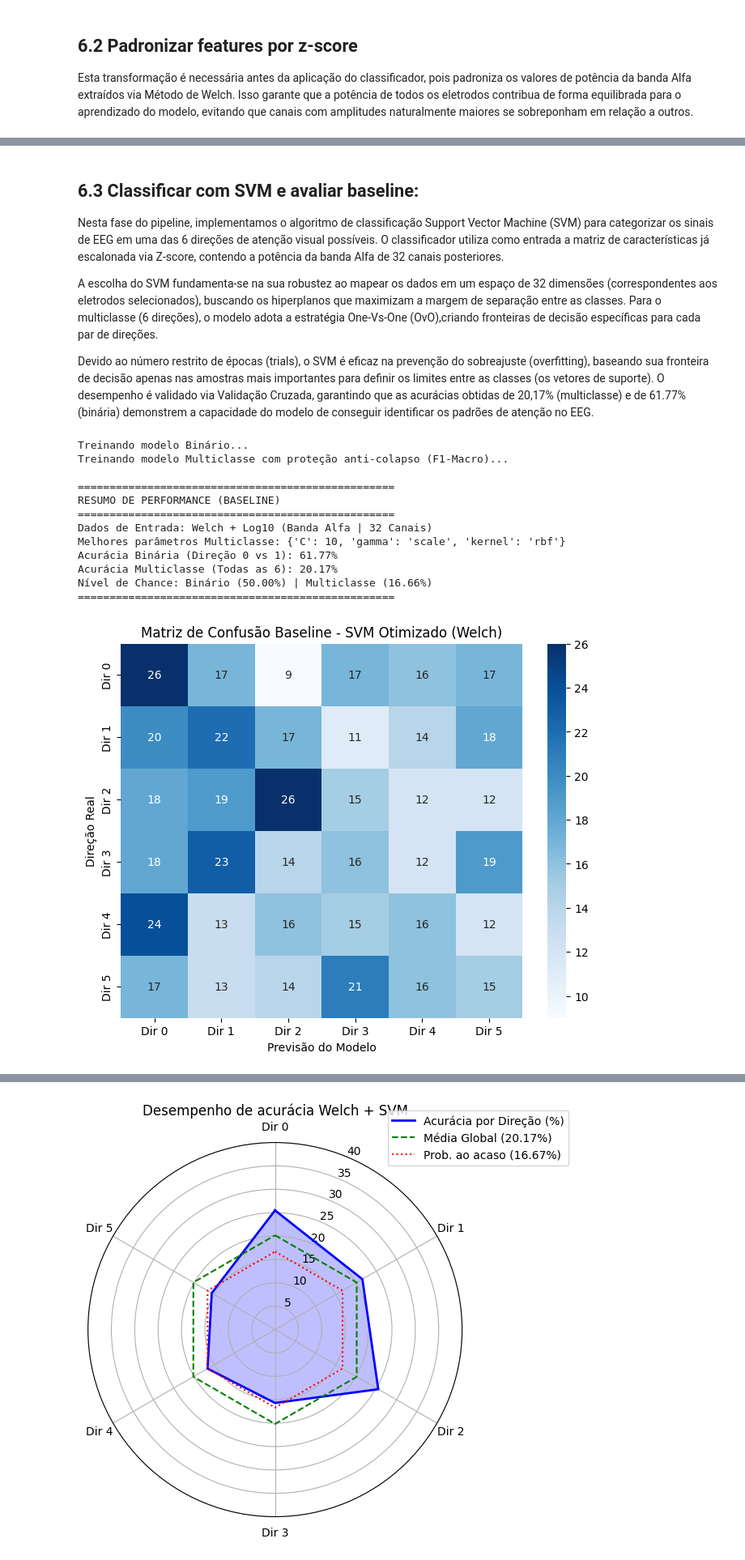
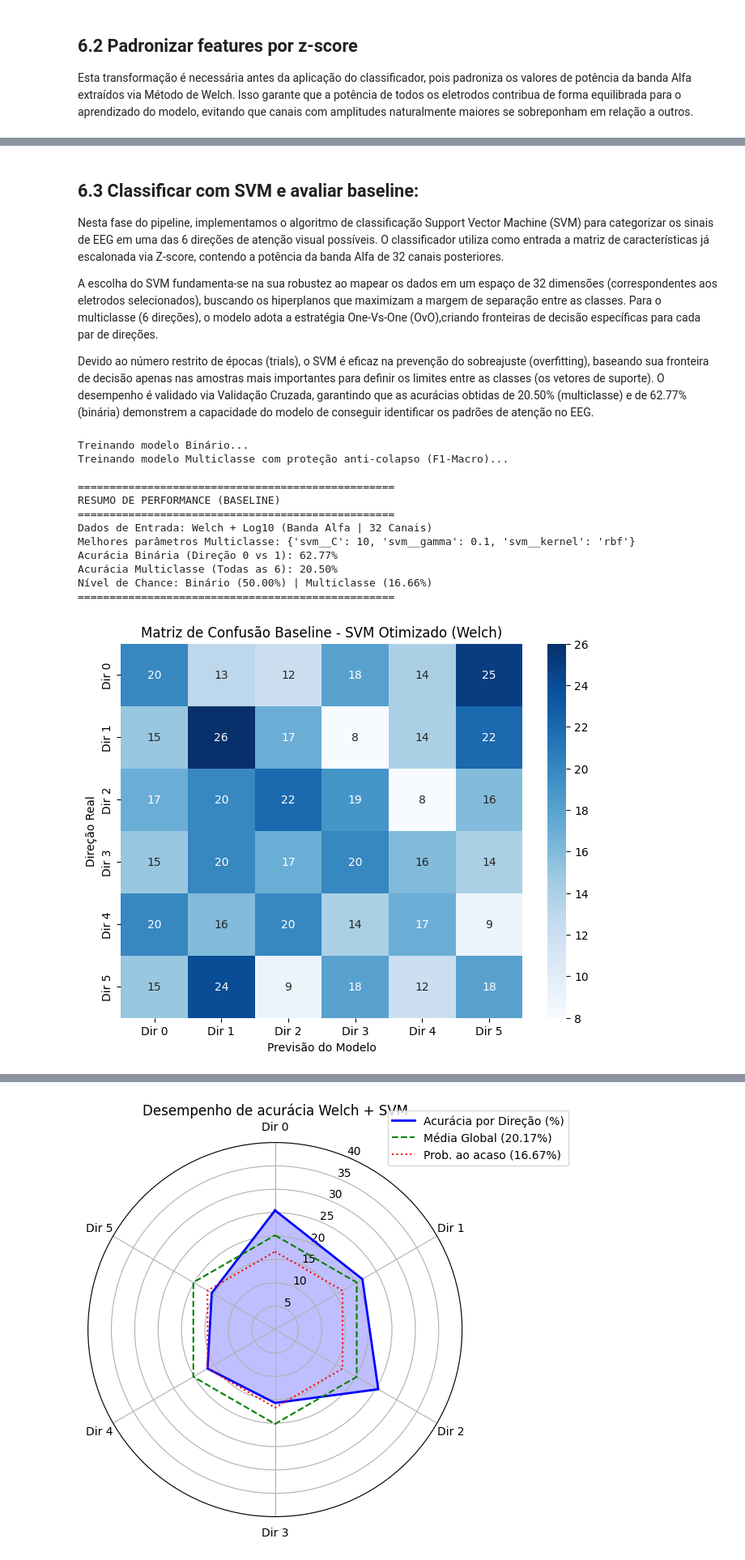
Before and after one commit to amandachipolito/Trabalho-BCI, a Jupyter notebook: main.ipynb, the cells around one changed output, grey strips where cells are left out. Shown at 81% size. Saved outputs shown, nothing was run; the diff lists cells and outputs as text; code cells hidden in the pictures.

```diff
--- a/main.ipynb
+++ b/main.ipynb
@@ -450,8 +481,7 @@ Delay máximo em segundos:
 **Observação técnica importante:** neste ponto, o código atual usa `idx_participante = 0`, portanto a criação de épocas está restrita ao primeiro arquivo/participante carregado. Isso deve ser mantido se o grupo decidiu analisar apenas um participante; caso contrário, a etapa precisa ser generalizada para todos os participantes.
 # %%
 idx_participante = 0
-
-X = data_filtrada[idx_participante]
+X = data_filtrada[0]
 
 cue_pos = data.trial
 target_pos = mrk.target_location.pos
@@ -621,0 +647,16 @@ Shape resultante: (600, 129, 62)
+# %%
+componentes_artefato = []
+
+ica.exclude = componentes_artefato
+
+print(f"Componentes marcados para remoção: {ica.exclude}")
+
+epochs_limpas = ica.apply(epochs_mne.copy())
+
+epochs_padronizadas_clean = epochs_limpas.get_data().transpose(0, 2, 1)
+
+print("\n" + "="*30)
+print("PROCESSO ICA CONCLUÍDO")
+print(f"Shape original: {epochs_padronizadas.shape}")
+print(f"Shape após ICA: {epochs_padronizadas_clean.shape}")
+print("="*30)
@@ -718,54 +771,78 @@ Nesta fase do pipeline, implementamos o algoritmo de classificação Support Vec
 
 A escolha do SVM fundamenta-se na sua robustez ao mapear os dados em um espaço de 32 dimensões (correspondentes aos eletrodos selecionados), buscando os hiperplanos que maximizam a margem de separação entre as classes. Para o multiclasse (6 direções), o modelo adota a estratégia One-Vs-One (OvO),criando fronteiras de decisão específicas para cada par de direções.
 
-Devido ao número restrito de épocas (trials), o SVM é eficaz na prevenção do sobreajuste (overfitting), baseando sua fronteira de decisão apenas nas amostras mais importantes para definir os limites entre as classes (os vetores de suporte). O desempenho é validado via Validação Cruzada, garantindo que as acurácias obtidas de 20,17% (multiclasse) e de 61.77% (binária) demonstrem a capacidade do modelo de conseguir identificar os padrões de atenção no EEG.
+Devido ao número restrito de épocas (trials), o SVM é eficaz na prevenção do sobreajuste (overfitting), baseando sua fronteira de decisão apenas nas amostras mais importantes para definir os limites entre as classes (os vetores de suporte). O desempenho é validado via Validação Cruzada, garantindo que as acurácias obtidas de 20.50% (multiclasse) e de 62.77% (binária) demonstrem a capacidade do modelo de conseguir identificar os padrões de atenção no EEG.
 # %%
 import numpy as np
 import matplotlib.pyplot as plt
 import seaborn as sns
+from sklearn.pipeline import Pipeline
 from sklearn.svm import SVC
 from sklearn.model_selection import StratifiedKFold, GridSearchCV, cross_val_predict, cross_val_score
 from sklearn.metrics import confusion_matrix
 from sklearn.preprocessing import StandardScaler
 
 scaler = StandardScaler()
-X_final = scaler.fit_transform(X_features_welch)
+X_final = X_features_welch
 y_final = labels_padronizadas
 
 cv = StratifiedKFold(n_splits=5, shuffle=True, random_state=42)
 
+pipe_svm = Pipeline([
+    ('scaler', StandardScaler()),
+    ('svm', SVC(class_weight='balanced', random_state=42))
+])
+
 param_grid_bin = {
-    'C': [0.1, 1, 10, 50, 100],
-    'gamma': ['scale', 'auto', 0.01, 0.1, 1],
-    'kernel': ['rbf', 'linear']
+    'svm__C': [0.1, 1, 10, 50, 100],
+    'svm__gamma': ['scale', 'auto', 0.01, 0.1, 1],
+    'svm__kernel': ['rbf', 'linear']
 }
 
 print("Treinando modelo Binário...")
-grid_bin = GridSearchCV(SVC(class_weight='balanced', random_state=42),
-                        param_grid_bin, cv=cv, scoring='accuracy', n_jobs=-1)
 
 p1, p2 = 0, 1
 mask = np.isin(y_final, [p1, p2])
 X_bin = X_final[mask]
 y_bin = np.where(y_final[mask] == p1, 0, 1)
 
+grid_bin = GridSearchCV(
+    pipe_svm,
+    param_grid_bin,
+    cv=cv,
+    scoring='accuracy',
+    n_jobs=-1
+)
+
 grid_bin.fit(X_bin, y_bin)
 melhor_modelo_bin = grid_bin.best_estimator_
-acc_binaria = cross_val_score(melhor_modelo_bin, X_bin, y_bin, cv=cv).mean()
+
+acc_binaria = cross_val_score(
+    melhor_modelo_bin,
+    X_bin,
+    y_bin,
+    cv=cv,
+    scoring='accuracy'
+).mean()
 
 
 # --- 3. OTIMIZAÇÃO MULTICLASSE  ---
 # usamos 'f1_macro' para PROIBIR o SVM de ignorar classes.
 # Também forçamos o formato 'ovo' (One-Vs-One) para que ele crie duelos diretos entre todas as classes.
 param_grid_multi = {
-    'C': [0.1, 1, 10, 50, 100],
-    'gamma': ['scale', 'auto', 0.01, 0.1, 1],
-    'kernel': ['rbf'] # Mantemos apenas RBF no multiclasse para evitar loops de convergência
+    'svm__C': [0.1, 1, 10, 50, 100],
+    'svm__gamma': ['scale', 'auto', 0.01, 0.1, 1],
+    'svm__kernel': ['rbf']
 }
 
 print("Treinando modelo Multiclasse com proteção anti-colapso (F1-Macro)...")
-grid_multi = GridSearchCV(SVC(class_weight='balanced', decision_function_shape='ovo', random_state=42),
-                          param_grid_multi, cv=cv, scoring='f1_macro', n_jobs=-1)
+grid_multi = GridSearchCV(
+    pipe_svm,
+    param_grid_multi,
+    cv=cv,
+    scoring='f1_macro',
+    n_jobs=-1
+)
 
 grid_multi.fit(X_final, y_final)
 melhor_modelo_multi = grid_multi.best_estimator_
@@ -778,37 +855,37 @@ print(f"RESUMO DE PERFORMANCE (BASELINE)")
 print("="*50)
 print(f"Dados de Entrada: Welch + Log10 (Banda Alfa | {X_final.shape[1]} Canais)")
 print(f"Melhores parâmetros Multiclasse: {grid_multi.best_params_}")
 print(f"Acurácia Binária (Direção {p1} vs {p2}): {acc_binaria*100:.2f}%")
 print(f"Acurácia Multiclasse (Todas as 6): {acc_multi*100:.2f}%")
 print(f"Nível de Chance: Binário (50.00%) | Multiclasse (16.66%)")
 print("="*50)
 
 
 # --- 5. PLOT DA MATRIZ AZUL ---
 plt.figure(figsize=(8, 6))
 matriz_confusao = confusion_matrix(y_final, y_pred_multi)
 
 sns.heatmap(matriz_confusao, annot=True, fmt='d', cmap='Blues',
             xticklabels=[f'Dir {i}' for i in range(6)],
             yticklabels=[f'Dir {i}' for i in range(6)])
 plt.title('Matriz de Confusão Baseline - SVM Otimizado (Welch)')
 plt.xlabel('Previsão do Modelo')
 plt.ylabel('Direção Real')
 plt.show()
 # %% [output]
 Treinando modelo Binário...
 Treinando modelo Multiclasse com proteção anti-colapso (F1-Macro)...
 
 ==================================================
 RESUMO DE PERFORMANCE (BASELINE)
 ==================================================
 Dados de Entrada: Welch + Log10 (Banda Alfa | 32 Canais)
-Melhores parâmetros Multiclasse: {'C': 10, 'gamma': 'scale', 'kernel': 'rbf'}
-Acurácia Binária (Direção 0 vs 1): 61.77%
-Acurácia Multiclasse (Todas as 6): 20.17%
+Melhores parâmetros Multiclasse: {'svm__C': 10, 'svm__gamma': 0.1, 'svm__kernel': 'rbf'}
+Acurácia Binária (Direção 0 vs 1): 62.77%
+Acurácia Multiclasse (Todas as 6): 20.50%
 Nível de Chance: Binário (50.00%) | Multiclasse (16.66%)
 ==================================================
-[figure, old version]
+[figure, new version]
 # %% [markdown]
 ## 6.4 Radar de desempenho por direção — Welch + SVM
 Para melhorar a visualização dos resultados obtidos na matriz de confusão, implementamos o gráfico de um Radar de desempenho por direção, no qual os seis vértices do hexágono representam as diferentes direções de atenção visual do dataset (0 a 5).
```
Also changed, not shown: parts of 22 cells of this notebook.
